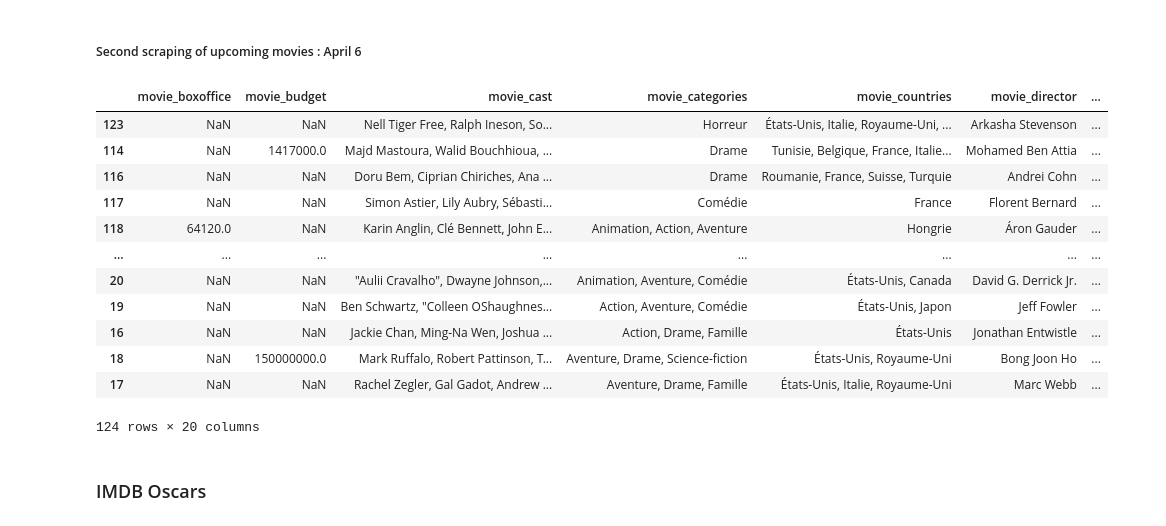
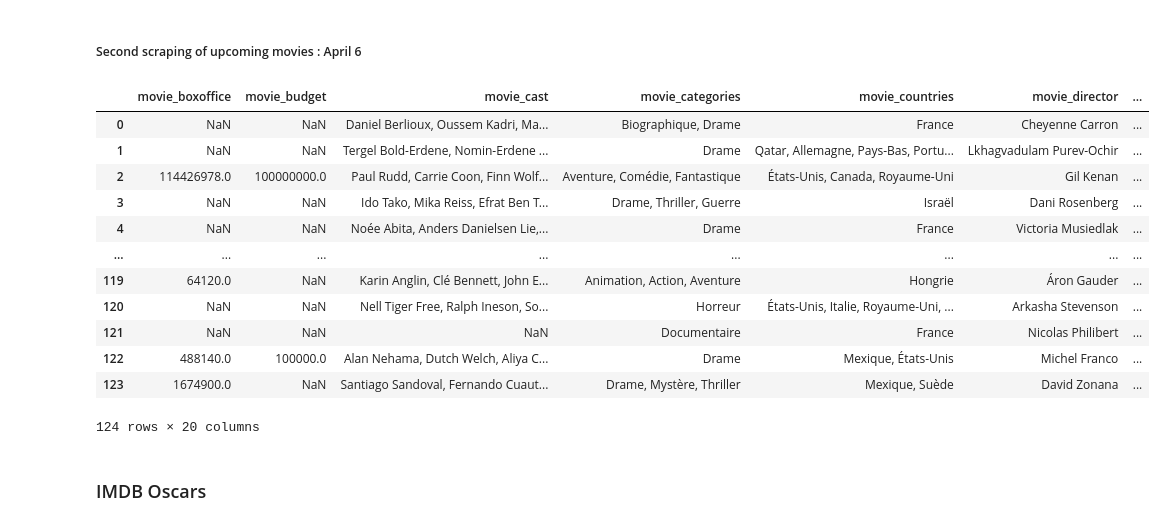
Before and after one commit to t7bo/BOX, a Jupyter notebook: eda/EDA.ipynb, the cells around one changed output. Cells and saved outputs as stored; diff of their text form; code cells hidden in the pictures.

```diff
--- a/eda/EDA.ipynb
+++ b/eda/EDA.ipynb
@@ -46,0 +35,3 @@ boxoffice.shape
+# %%
+pd.set_option('display.max_columns', None)
+movies.sample(1)
@@ -71,22 +59,22 @@ upcoming_movies
 ##### Second scraping of upcoming movies : April 6
 # %%
 upcoming_movies2 = pd.read_csv(r'C:\Users\Thibaut\Documents\SIMPLON\DEV-IA\BOXOFFICE\scraping\data\upcomingmovies_april6.csv')
-upcoming_movies2['release_date'] = pd.to_datetime(upcoming_movies2['release_date'], format='%d-%m-%Y')
-upcoming_movies2 = upcoming_movies2.sort_values(by="release_date", ascending=True)
+# upcoming_movies2['release_date'] = pd.to_datetime(upcoming_movies2['release_date'], format='%d-%m-%Y')
+# upcoming_movies2 = upcoming_movies2.sort_values(by="release_date", ascending=True)
 upcoming_movies2
 # %% [output]
 |  | movie_boxoffice | movie_budget | movie_cast | movie_categories | movie_countries | movie_director | ... |
-| 123 | NaN | NaN | Nell Tiger Free, Ralph Ineson, So... | Horreur | États-Unis, Italie, Royaume-Uni, ... | Arkasha Stevenson | ... |
-| 114 | NaN | 1417000.0 | Majd Mastoura, Walid Bouchhioua, ... | Drame | Tunisie, Belgique, France, Italie... | Mohamed Ben Attia | ... |
-| 116 | NaN | NaN | Doru Bem, Ciprian Chiriches, Ana ... | Drame | Roumanie, France, Suisse, Turquie | Andrei Cohn | ... |
-| 117 | NaN | NaN | Simon Astier, Lily Aubry, Sébasti... | Comédie | France | Florent Bernard | ... |
-| 118 | 64120.0 | NaN | Karin Anglin, Clé Bennett, John E... | Animation, Action, Aventure | Hongrie | Áron Gauder | ... |
+| 0 | NaN | NaN | Daniel Berlioux, Oussem Kadri, Ma... | Biographique, Drame | France | Cheyenne Carron | ... |
+| 1 | NaN | NaN | Tergel Bold-Erdene, Nomin-Erdene ... | Drame | Qatar, Allemagne, Pays-Bas, Portu... | Lkhagvadulam Purev-Ochir | ... |
+| 2 | 114426978.0 | 100000000.0 | Paul Rudd, Carrie Coon, Finn Wolf... | Aventure, Comédie, Fantastique | États-Unis, Canada, Royaume-Uni | Gil Kenan | ... |
+| 3 | NaN | NaN | Ido Tako, Mika Reiss, Efrat Ben T... | Drame, Thriller, Guerre | Israël | Dani Rosenberg | ... |
+| 4 | NaN | NaN | Noée Abita, Anders Danielsen Lie,... | Drame | France | Victoria Musiedlak | ... |
 | ... | ... | ... | ... | ... | ... | ... | ... |
-| 20 | NaN | NaN | "Aulii Cravalho", Dwayne Johnson,... | Animation, Aventure, Comédie | États-Unis, Canada | David G. Derrick Jr. | ... |
-| 19 | NaN | NaN | Ben Schwartz, "Colleen OShaughnes... | Action, Aventure, Comédie | États-Unis, Japon | Jeff Fowler | ... |
-| 16 | NaN | NaN | Jackie Chan, Ming-Na Wen, Joshua ... | Action, Drame, Famille | États-Unis | Jonathan Entwistle | ... |
-| 18 | NaN | 150000000.0 | Mark Ruffalo, Robert Pattinson, T... | Aventure, Drame, Science-fiction | États-Unis, Royaume-Uni | Bong Joon Ho | ... |
-| 17 | NaN | NaN | Rachel Zegler, Gal Gadot, Andrew ... | Aventure, Drame, Famille | États-Unis, Italie, Royaume-Uni | Marc Webb | ... |
+| 119 | 64120.0 | NaN | Karin Anglin, Clé Bennett, John E... | Animation, Action, Aventure | Hongrie | Áron Gauder | ... |
+| 120 | NaN | NaN | Nell Tiger Free, Ralph Ineson, So... | Horreur | États-Unis, Italie, Royaume-Uni, ... | Arkasha Stevenson | ... |
+| 121 | NaN | NaN | NaN | Documentaire | France | Nicolas Philibert | ... |
+| 122 | 488140.0 | 100000.0 | Alan Nehama, Dutch Welch, Aliya C... | Drame | Mexique, États-Unis | Michel Franco | ... |
+| 123 | 1674900.0 | NaN | Santiago Sandoval, Fernando Cuaut... | Drame, Mystère, Thriller | Mexique, Suède | David Zonana | ... |
 124 rows × 20 columns
 # %% [markdown]
 ### IMDB Oscars
```
Also changed, not shown: parts of 33 cells of this notebook, 1 other file.
